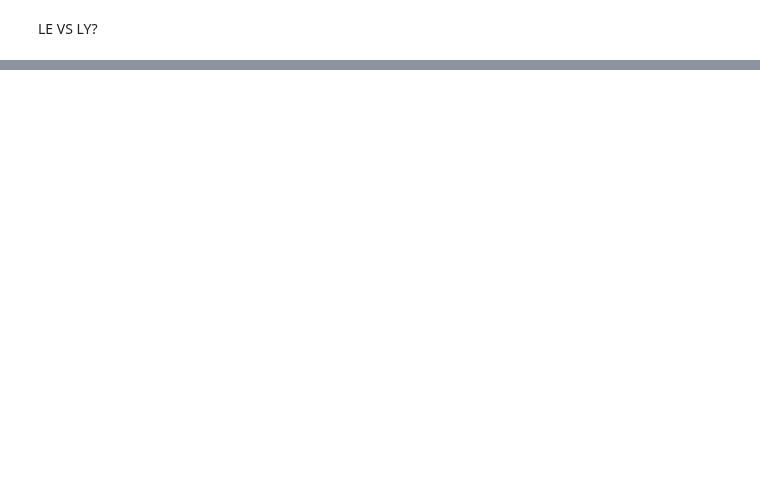
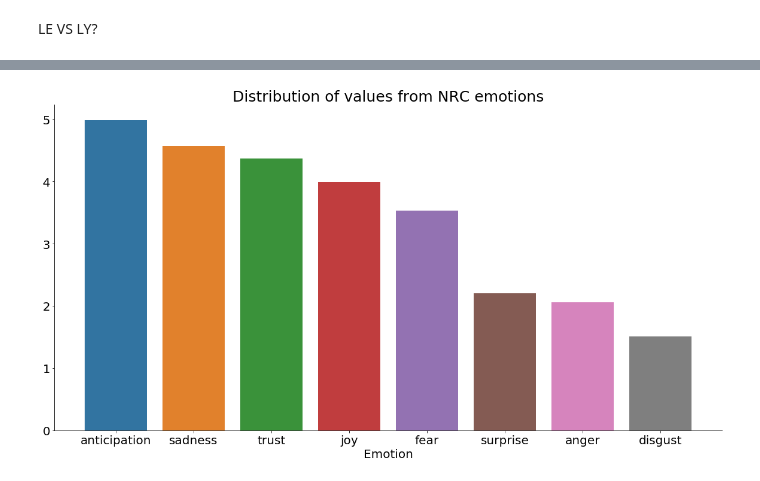
Before and after one commit to alexing/datadata, a Jupyter notebook: drexler_data_exploration.ipynb, the cells around one changed output, grey strips where cells are left out. Saved outputs shown, nothing was run; the diff lists cells and outputs as text; code cells hidden in the pictures; blank space fills up the shorter version.

```diff
--- a/drexler_data_exploration.ipynb
+++ b/drexler_data_exploration.ipynb
@@ -477,0 +554,2 @@ plt.plot();
+# %%
+lexicon = EmoLex('data/lexicon_spanish.txt')
@@ -477,0 +558,3 @@ plt.plot();
+# %%
+summary = lexicon.summarize_doc(df.loc[51].tokens)
+summary
@@ -477,0 +572,37 @@ plt.plot();
+# %%
+df['anger'] = 0.0
+df['anticipation'] = 0.0
+df['disgust'] = 0.0
+df['fear'] = 0.0
+df['joy'] = 0.0
+df['negative'] = 0.0
+df['positive'] = 0.0
+df['sadness'] = 0.0
+df['surprise'] = 0.0
+df['trust'] = 0.0
+# %%
+for index, _ in df.iterrows():
+    try:
+        to_lower = list(map(lambda x:x.lower(),df.loc[index].tokens))
+        summary = lexicon.summarize_doc(to_lower)
+        for key in summary.keys():
+            df.at[index, key] = summary[key]
+    except:
+        continue
+# %%
+total_sentiments = pd.DataFrame(df.sum()[['fear', 'sadness', 'surprise', 'trust', 'joy', 'anticipation', 'anger', 'disgust']].sort_values(ascending=False))
+total_sentiments.columns = ['value']
+
+fig, ax = plt.subplots(figsize=(20,10))
+ax = sns.barplot(x=total_sentiments.index, y='value', data=total_sentiments)
+plt.ylabel("")
+plt.xlabel('Emotion', fontsize=20)
+plt.title('Distribution of values from NRC emotions', fontsize=25)
+for tick in ax.xaxis.get_major_ticks():
+    tick.label.set_fontsize(20)
+for tick in ax.yaxis.get_major_ticks():
+    tick.label.set_fontsize(20)
+sns.despine()
+plt.plot();
+# %% [output]
+[figure, added]
```
Also changed, not shown: parts of 30 cells of this notebook, 3 other files.
